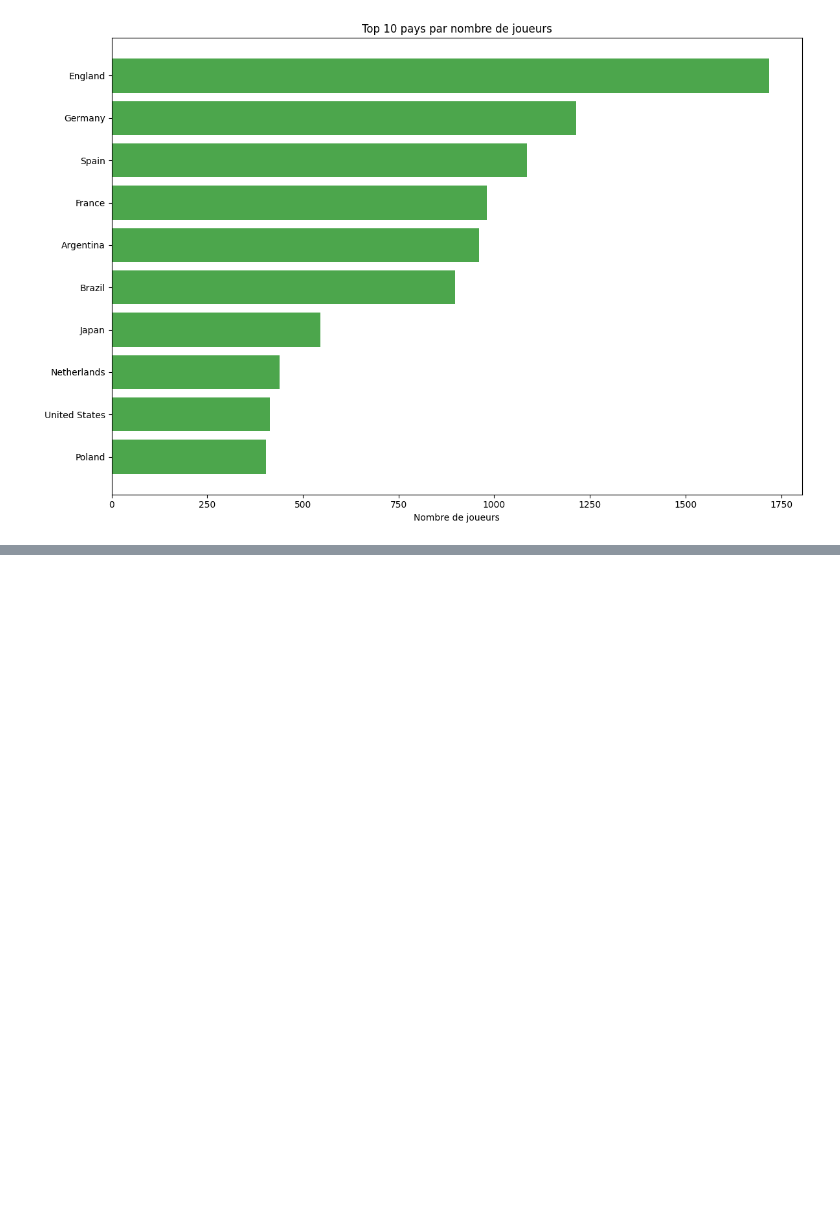
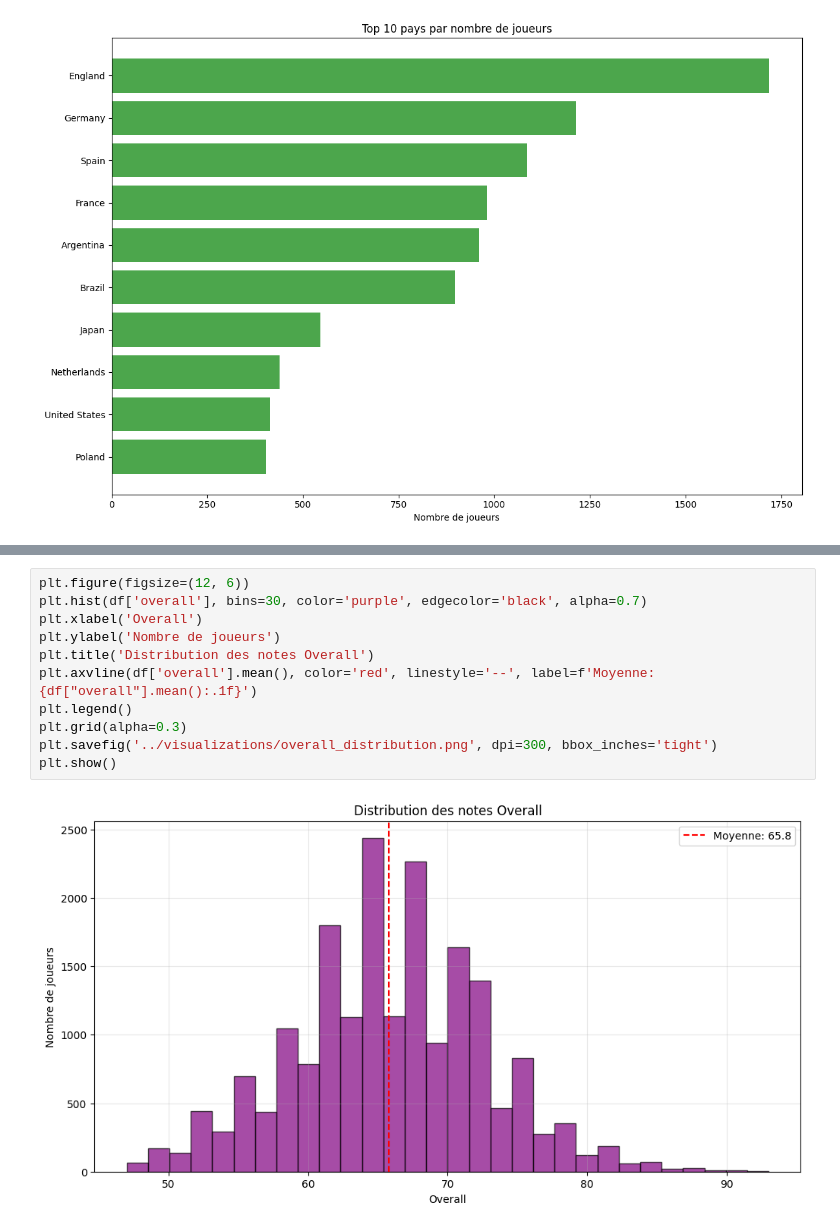
Before and after one commit to Softwinnerr/fifa-players-analysis, a Jupyter notebook: notebooks/03_analysis.ipynb, the cells around one changed output, grey strips where cells are left out. Drawn from its saved outputs; the diff is of its cells as text; blank space fills up the shorter version.

```diff
--- a/notebooks/03_analysis.ipynb
+++ b/notebooks/03_analysis.ipynb
@@ -57,0 +58,13 @@ plt.show()
+# %%
+plt.figure(figsize=(12, 6))
+plt.hist(df['overall'], bins=30, color='purple', edgecolor='black', alpha=0.7)
+plt.xlabel('Overall')
+plt.ylabel('Nombre de joueurs')
+plt.title('Distribution des notes Overall')
+plt.axvline(df['overall'].mean(), color='red', linestyle='--', label=f'Moyenne: {df["overall"].mean():.1f}')
+plt.legend()
+plt.grid(alpha=0.3)
+plt.savefig('../visualizations/overall_distribution.png', dpi=300, bbox_inches='tight')
+plt.show()
+# %% [output]
+[figure, added]
```
Also changed, not shown: parts of 11 cells of this notebook, 6 other files.
